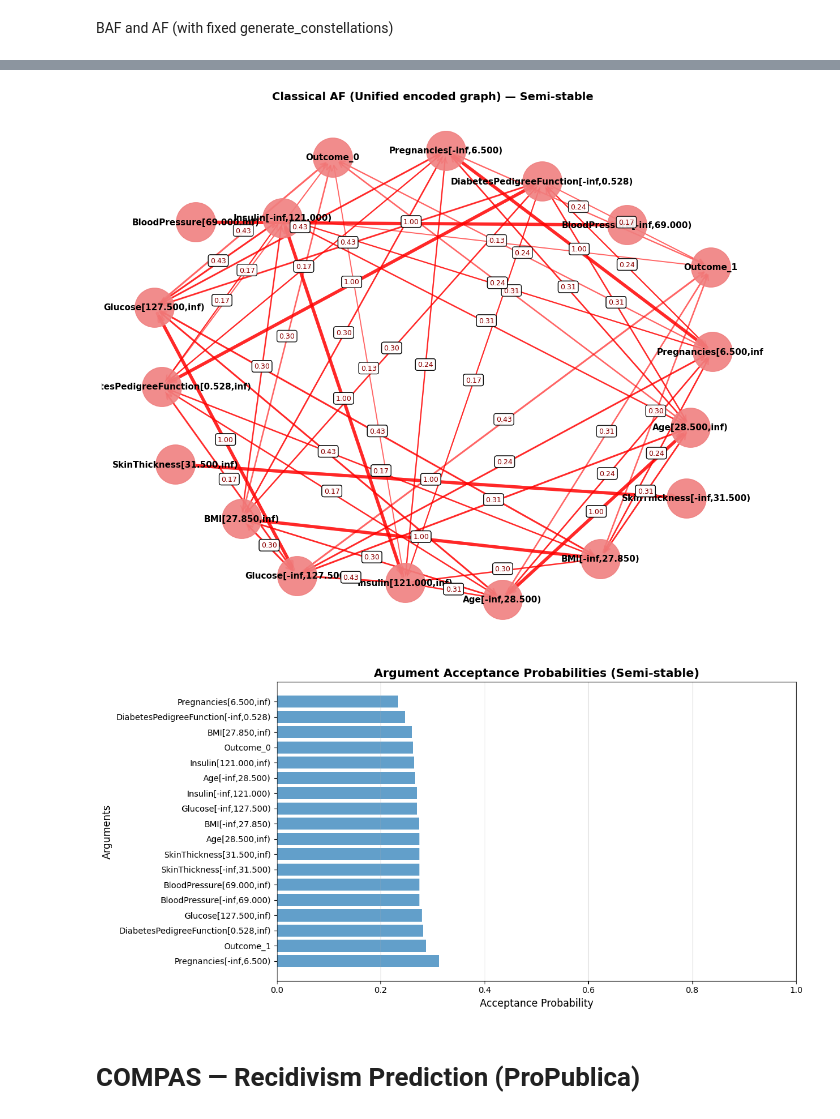
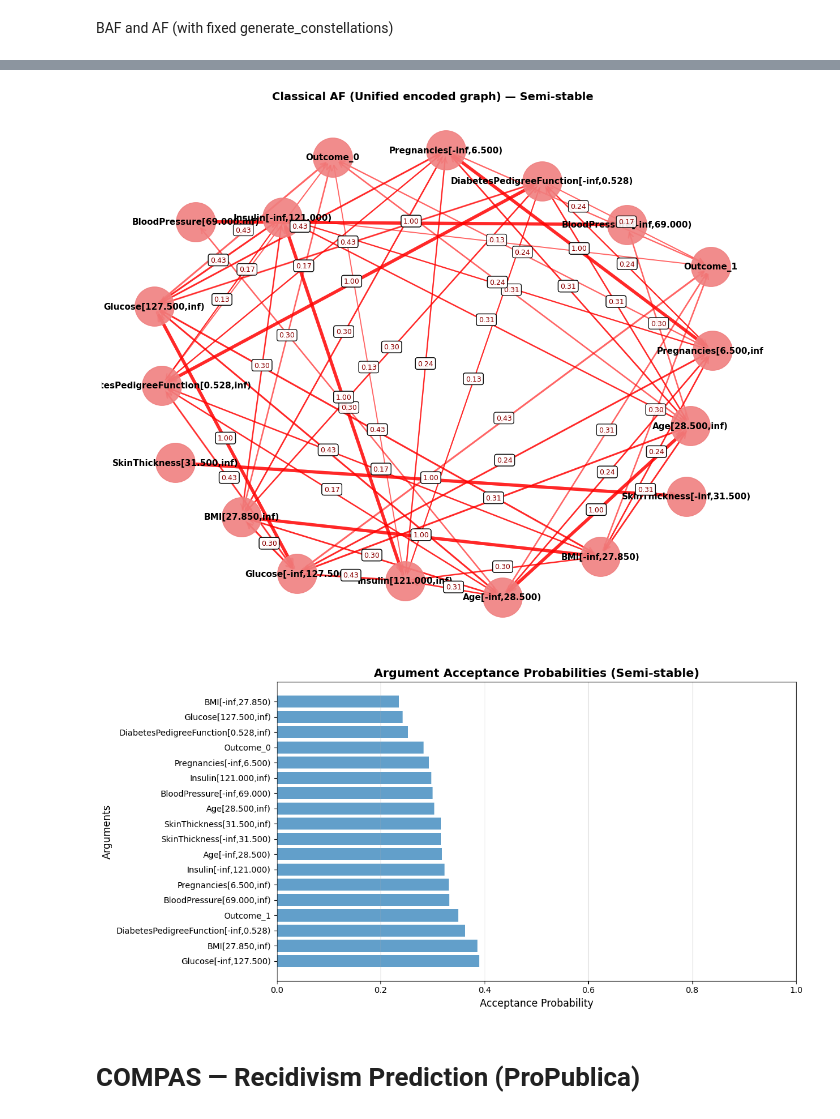
Before and after one commit to AKANEMO22/MedTCAX-Causal-Argumentative-Explainability, a Jupyter notebook: causal_argumentation-main/causal_arg_with_tier.ipynb, the cells around one changed output, grey strips where cells are left out. Cells and saved outputs as stored; diff of their text form; code cells hidden in the pictures.

```diff
--- a/causal_argumentation-main/causal_arg_with_tier.ipynb
+++ b/causal_argumentation-main/causal_arg_with_tier.ipynb
@@ -1150,7 +1228,7 @@ df = pd.read_csv("diabetes.csv")
 features = [
     'Pregnancies', 'Glucose', 'BloodPressure', 'SkinThickness',
     'Insulin', 'BMI', 'DiabetesPedigreeFunction', 'Age'
-]
+ ]
 outcome = 'Outcome'
 categorical_features = []  #
 
@@ -1161,7 +1239,12 @@ entropy_binning_config = {
     "min_gain": 0.005,
     "min_bin_size": 25
 }
-
+# Edit tiers to match your causal assumptions.
+tier_groups = {
+    1: ['Age', 'Pregnancies', 'DiabetesPedigreeFunction'],
+    2: ['Glucose', 'BloodPressure', 'SkinThickness', 'Insulin', 'BMI'],
+    3: ['Outcome']
+}
 algo = "fci"    # or "pc"
 alpha = 0.01
 
@@ -1178,19 +1261,19 @@ merged_res, merged_group_edges, dfU, enc_groups_full, run1, run2 = run_dual_and_
     algo=algo,
     alpha=alpha,
     merge_rule="majority",
-
-)
+    tier_groups=tier_groups
+ )
 print(f"Merged group-level edges: {sorted(list(merged_group_edges))}")
 
 
 export_causallearn_graph_with_corr(
     run1,
     f"{OUTPUT_DIR}/discovery_{algo}_dropfirst_weighted.png"
-)
+ )
 export_causallearn_graph_with_corr(
     run2,
     f"{OUTPUT_DIR}/discovery_{algo}_droplast_weighted.png"
-)
+ )
 
 export_group_graph_with_corr(
     merged_group_edges,
@@ -1198,13 +1281,13 @@ export_group_graph_with_corr(
     enc_groups_full,
     f"{OUTPUT_DIR}/merged_groups_{algo}_weighted.png",
     title="Merged Group Directions (corr = strongest pair)"
-)
+ )
 
 export_unified_graph_with_corr(
     merged_res,
     f"{OUTPUT_DIR}/final_unified_{algo}_weighted.png",
     title="Final Unified Encoded Graph (with correlations)"
-)
+ )
 
 print("\n" + "=" * 60)
 print("STEP 2: BAF on unified encoded graph (ALL dummies & bins)")
@@ -1226,7 +1309,7 @@ af = baf.to_classical_af(
     enforce_exclusivity=True,
     exclusivity_skip=('Outcome',),
     exclusivity_weight=1.0
-)
+ )
 af.print_summary()
 
 print("\n" + "=" * 60)
@@ -1245,7 +1328,7 @@ extension_probs = af.compute_extensions_probability(
     exactly_one=False,
     enforce_group_exclusivity=True,
     encoding_groups=enc_for_semantics
-)
+ )
 
 print("\n" + "=" * 60)
 print("STEP 6: Argument acceptance")
@@ -1258,7 +1341,7 @@ print("=" * 60)
 af.visualize(
     title="Classical AF (Unified encoded graph) — Semi-stable",
     output_file=f"{OUTPUT_DIR}/classical_af.png"
-)
+ )
 af.to_apx_format(f"{OUTPUT_DIR}/framework.apx")
 af.to_tgf_format(f"{OUTPUT_DIR}/framework.tgf")
 
@@ -1293,9 +1376,9 @@ Graphviz not found. Saved DOT instead: outputs_diabetes/fci_experiment/final_uni
 Saved AF visualization to: outputs_diabetes/fci_experiment/classical_af.png
 Exported APX format to: outputs_diabetes/fci_experiment/framework.apx
 Exported TGF format to: outputs_diabetes/fci_experiment/framework.tgf
 Saved: outputs_diabetes/fci_experiment/argument_acceptance.png
-[figure, old version]
+[figure, new version]
-[figure, old version]
+[figure, new version]
 # %% [markdown]
 # COMPAS — Recidivism Prediction (ProPublica)
 # %%
```
Also changed, not shown: parts of 10 cells of this notebook, 28 other files.
